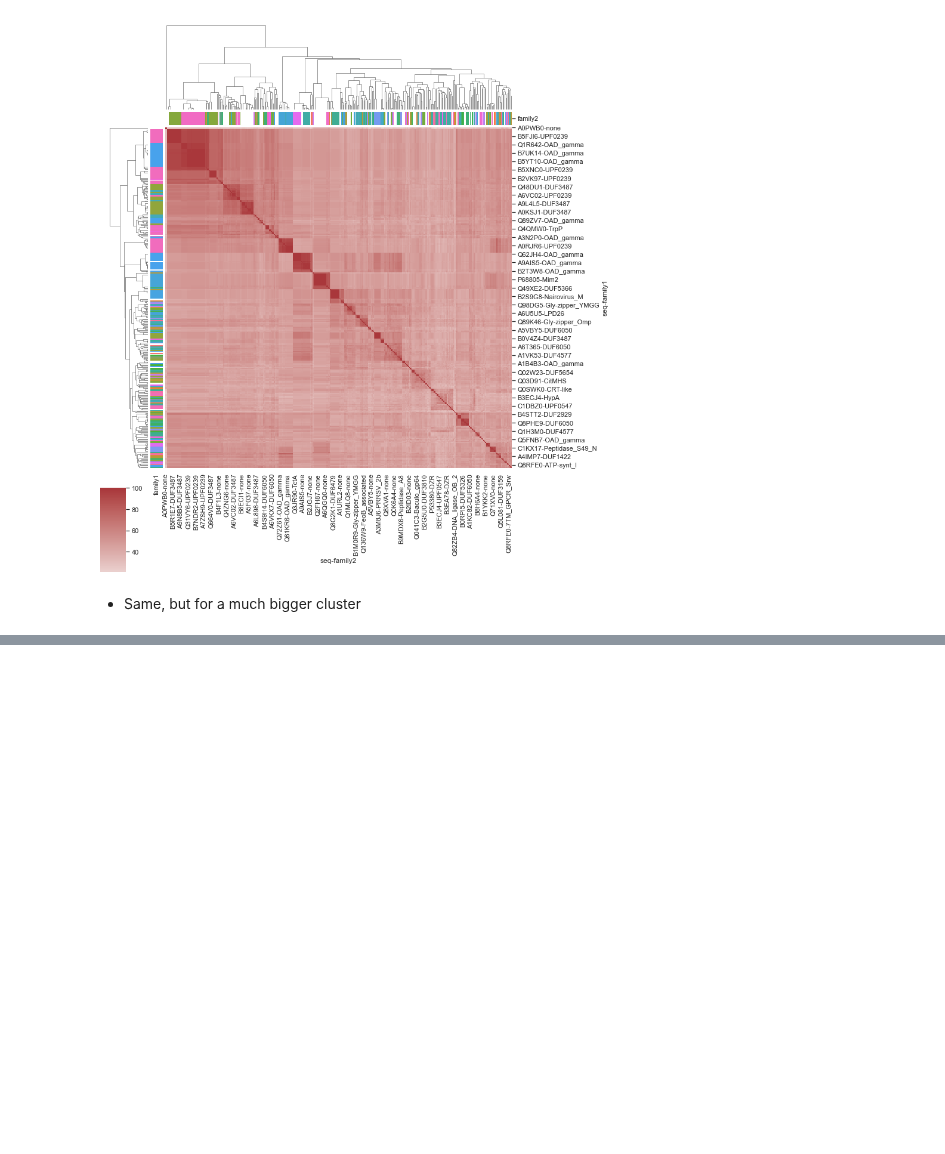
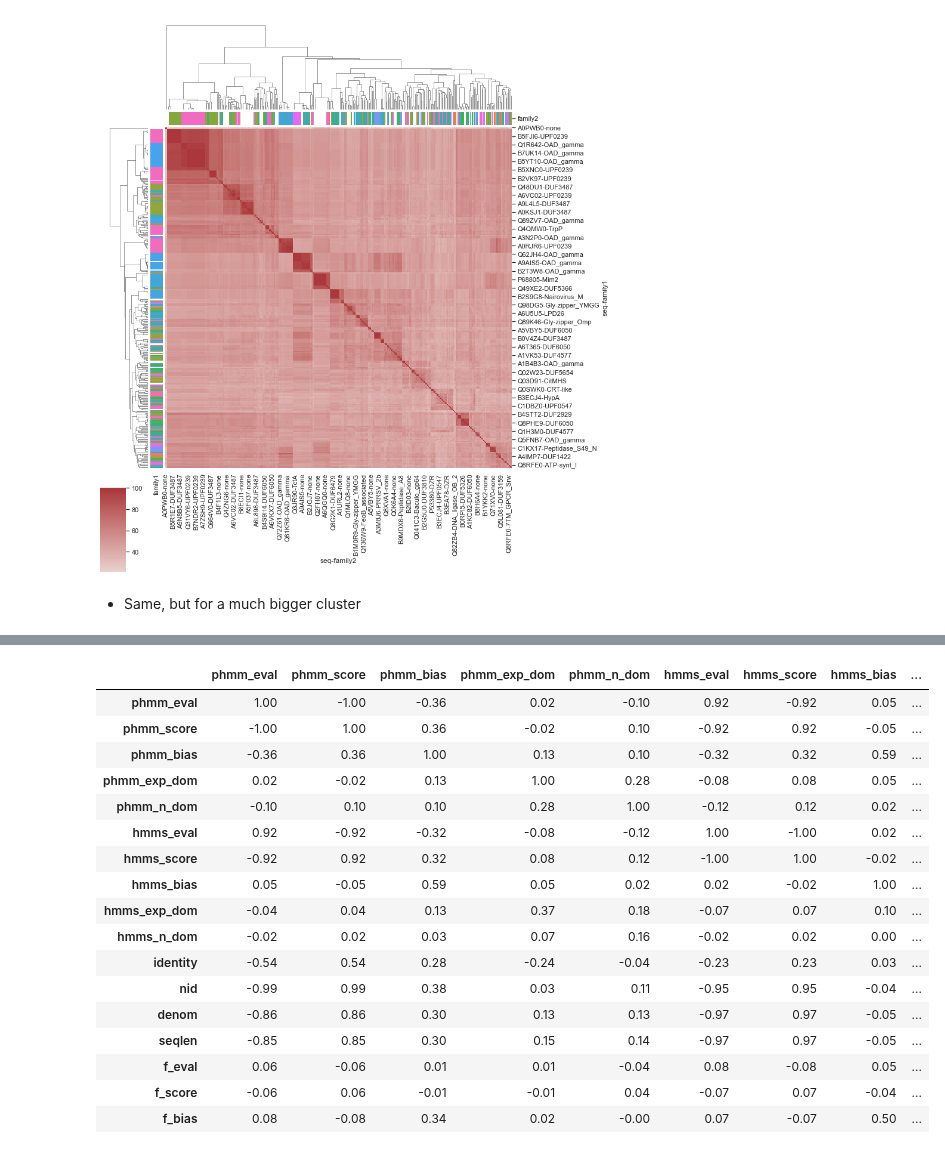
Before and after one commit to algbio/alignment-safety, a Jupyter notebook: pipeline/analysis/data.ipynb, the cells around one changed output, grey strips where cells are left out. Cells and saved outputs as stored; diff of their text form; code cells hidden in the pictures; blank space fills up the shorter version.

```diff
--- a/pipeline/analysis/data.ipynb
+++ b/pipeline/analysis/data.ipynb
@@ -332,0 +294,21 @@ Special amino acid "Z" found in 0 (0.000%) sequences
+# %%
+ms40.corr(method="spearman").style.background_gradient(cmap="coolwarm").set_precision(2)
+# %% [output]
+|  | phmm_eval | phmm_score | phmm_bias | phmm_exp_dom | phmm_n_dom | hmms_eval | hmms_score | hmms_bias | ... |
+| phmm_eval | 1.00 | -1.00 | -0.36 | 0.02 | -0.10 | 0.92 | -0.92 | 0.05 | ... |
+| phmm_score | -1.00 | 1.00 | 0.36 | -0.02 | 0.10 | -0.92 | 0.92 | -0.05 | ... |
+| phmm_bias | -0.36 | 0.36 | 1.00 | 0.13 | 0.10 | -0.32 | 0.32 | 0.59 | ... |
+| phmm_exp_dom | 0.02 | -0.02 | 0.13 | 1.00 | 0.28 | -0.08 | 0.08 | 0.05 | ... |
+| phmm_n_dom | -0.10 | 0.10 | 0.10 | 0.28 | 1.00 | -0.12 | 0.12 | 0.02 | ... |
+| hmms_eval | 0.92 | -0.92 | -0.32 | -0.08 | -0.12 | 1.00 | -1.00 | 0.02 | ... |
+| hmms_score | -0.92 | 0.92 | 0.32 | 0.08 | 0.12 | -1.00 | 1.00 | -0.02 | ... |
+| hmms_bias | 0.05 | -0.05 | 0.59 | 0.05 | 0.02 | 0.02 | -0.02 | 1.00 | ... |
+| hmms_exp_dom | -0.04 | 0.04 | 0.13 | 0.37 | 0.18 | -0.07 | 0.07 | 0.10 | ... |
+| hmms_n_dom | -0.02 | 0.02 | 0.03 | 0.07 | 0.16 | -0.02 | 0.02 | 0.00 | ... |
+| identity | -0.54 | 0.54 | 0.28 | -0.24 | -0.04 | -0.23 | 0.23 | 0.03 | ... |
+| nid | -0.99 | 0.99 | 0.38 | 0.03 | 0.11 | -0.95 | 0.95 | -0.04 | ... |
+| denom | -0.86 | 0.86 | 0.30 | 0.13 | 0.13 | -0.97 | 0.97 | -0.05 | ... |
+| seqlen | -0.85 | 0.85 | 0.30 | 0.15 | 0.14 | -0.97 | 0.97 | -0.05 | ... |
+| f_eval | 0.06 | -0.06 | 0.01 | 0.01 | -0.04 | 0.08 | -0.08 | 0.05 | ... |
+| f_score | -0.06 | 0.06 | -0.01 | -0.01 | 0.04 | -0.07 | 0.07 | -0.04 | ... |
+| f_bias | 0.08 | -0.08 | 0.34 | 0.02 | -0.00 | 0.07 | -0.07 | 0.50 | ... |
```
Also changed, not shown: parts of 17 cells of this notebook.
